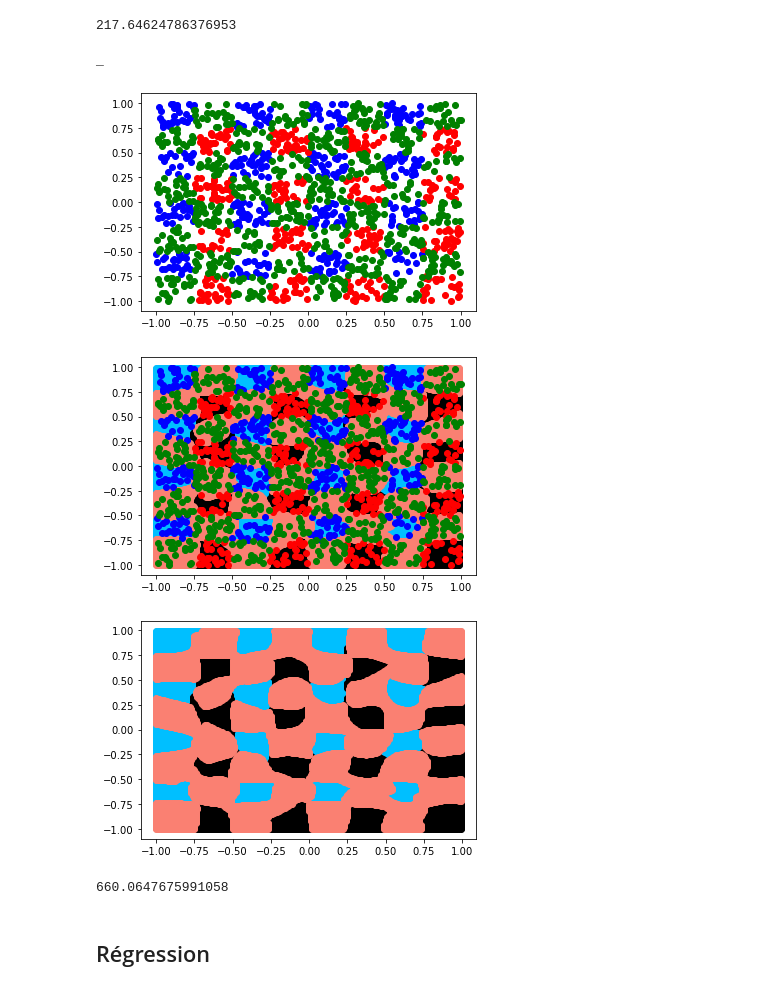
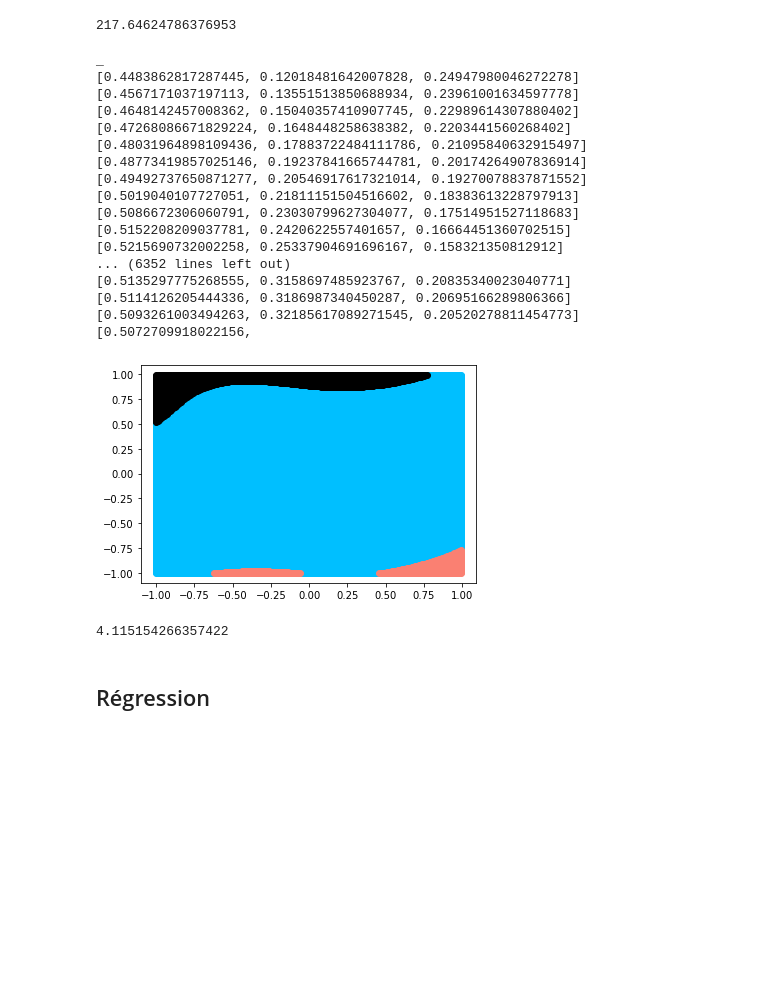
Before and after one commit to Zhariel/Oxide, a Jupyter notebook: notebooks/neural/Neural_CAS_DE_TESTS.ipynb, the cells around one changed output. Drawn from its saved outputs; the diff is of its cells as text; code cells hidden in the pictures; blank space fills up the shorter version.

```diff
--- a/notebooks/neural/Neural_CAS_DE_TESTS.ipynb
+++ b/notebooks/neural/Neural_CAS_DE_TESTS.ipynb
@@ -527,6 +527,9 @@ _
 [figure]
 217.64624786376953
 # %%
+X = np.random.random((1000, 2)) * 2.0 - 1.0
+Y = np.array([[0, 1, 0] if abs(p[0] % 0.5) <= 0.25 and abs(p[1] % 0.5) > 0.25 else [0, 0, 1] if abs(p[0] % 0.5) > 0.25 and abs(p[1] % 0.5) <= 0.25 else [1, 0, 0] for p in X])
+
 def index(lis):
     count = 0
     elt = 0
@@ -555,7 +558,7 @@ output_count = 3
 nn = r.create_nn(layer_count, input_count, hidden_count, output_count)
 
 print("_")
-r.train_nn(nn, XF, YF, 100000, 0.001, True)
+r.train_nn(nn, XF, YF, 100, 0.003, True)
 
 points_x1_blue = []
 points_x2_blue = []
@@ -566,50 +569,64 @@ points_x2_green = []
 for i in np.arange(-1.0, 1.0, 0.01):
     for j in np.arange(-1.0, 1.0, 0.01):
         value = r.predict_nn(nn, np.array([i, j], float), True, output_count).tolist()
-#         print(value)
+        print(value)
         idx = index(value)
 #         print(idx)
         if idx == 0:
             points_x1_blue.append(i)
             points_x2_blue.append(j)
         elif idx == 1:
             points_x1_red.append(i)
             points_x2_red.append(j)
         elif idx == 2:
             points_x1_green.append(i)
             points_x2_green.append(j)
 
 
-plt.scatter(np.array(list(map(lambda elt : elt[1], filter(lambda c: Y[c[0]][0] == 1, enumerate(X)))))[:,0], np.array(list(map(lambda elt : elt[1], filter(lambda c: Y[c[0]][0] == 1, enumerate(X)))))[:,1], color='blue')
-plt.scatter(np.array(list(map(lambda elt : elt[1], filter(lambda c: Y[c[0]][1] == 1, enumerate(X)))))[:,0], np.array(list(map(lambda elt : elt[1], filter(lambda c: Y[c[0]][1] == 1, enumerate(X)))))[:,1], color='red')
-plt.scatter(np.array(list(map(lambda elt : elt[1], filter(lambda c: Y[c[0]][2] == 1, enumerate(X)))))[:,0], np.array(list(map(lambda elt : elt[1], filter(lambda c: Y[c[0]][2] == 1, enumerate(X)))))[:,1], color='green')
-plt.show()
+# plt.scatter(np.array(list(map(lambda elt : elt[1], filter(lambda c: Y[c[0]][0] == 1, enumerate(X)))))[:,0], np.array(list(map(lambda elt : elt[1], filter(lambda c: Y[c[0]][0] == 1, enumerate(X)))))[:,1], color='blue')
+# plt.scatter(np.array(list(map(lambda elt : elt[1], filter(lambda c: Y[c[0]][1] == 1, enumerate(X)))))[:,0], np.array(list(map(lambda elt : elt[1], filter(lambda c: Y[c[0]][1] == 1, enumerate(X)))))[:,1], color='red')
+# plt.scatter(np.array(list(map(lambda elt : elt[1], filter(lambda c: Y[c[0]][2] == 1, enumerate(X)))))[:,0], np.array(list(map(lambda elt : elt[1], filter(lambda c: Y[c[0]][2] == 1, enumerate(X)))))[:,1], color='green')
+# plt.show()
 
-plt.scatter(points_x1_blue, points_x2_blue, c=color_1)
-plt.scatter(points_x1_red, points_x2_red, c=color_2)
-plt.scatter(points_x1_green, points_x2_green, c=color_3)
-plt.scatter(np.array(list(map(lambda elt : elt[1], filter(lambda c: Y[c[0]][0] == 1, enumerate(X)))))[:,0], np.array(list(map(lambda elt : elt[1], filter(lambda c: Y[c[0]][0] == 1, enumerate(X)))))[:,1], color='blue')
-plt.scatter(np.array(list(map(lambda elt : elt[1], filter(lambda c: Y[c[0]][1] == 1, enumerate(X)))))[:,0], np.array(list(map(lambda elt : elt[1], filter(lambda c: Y[c[0]][1] == 1, enumerate(X)))))[:,1], color='red')
-plt.scatter(np.array(list(map(lambda elt : elt[1], filter(lambda c: Y[c[0]][2] == 1, enumerate(X)))))[:,0], np.array(list(map(lambda elt : elt[1], filter(lambda c: Y[c[0]][2] == 1, enumerate(X)))))[:,1], color='green')
-plt.show()
+# plt.scatter(points_x1_blue, points_x2_blue, c=color_1)
+# plt.scatter(points_x1_red, points_x2_red, c=color_2)
+# plt.scatter(points_x1_green, points_x2_green, c=color_3)
+# plt.scatter(np.array(list(map(lambda elt : elt[1], filter(lambda c: Y[c[0]][0] == 1, enumerate(X)))))[:,0], np.array(list(map(lambda elt : elt[1], filter(lambda c: Y[c[0]][0] == 1, enumerate(X)))))[:,1], color='blue')
+# plt.scatter(np.array(list(map(lambda elt : elt[1], filter(lambda c: Y[c[0]][1] == 1, enumerate(X)))))[:,0], np.array(list(map(lambda elt : elt[1], filter(lambda c: Y[c[0]][1] == 1, enumerate(X)))))[:,1], color='red')
+# plt.scatter(np.array(list(map(lambda elt : elt[1], filter(lambda c: Y[c[0]][2] == 1, enumerate(X)))))[:,0], np.array(list(map(lambda elt : elt[1], filter(lambda c: Y[c[0]][2] == 1, enumerate(X)))))[:,1], color='green')
+# plt.show()
 
 
-plt.clf()
+# plt.clf()
 plt.scatter(points_x1_blue, points_x2_blue, c=color_1)
 plt.scatter(points_x1_red, points_x2_red, c=color_2)
 plt.scatter(points_x1_green, points_x2_green, c=color_3)
 plt.show()
 
 r.release_nn(nn)
 
 t2 = time.time()
 print(t2 - t1)
 # %% [output]
 _
+[0.4483862817287445, 0.12018481642007828, 0.24947980046272278]
+[0.4567171037197113, 0.13551513850688934, 0.23961001634597778]
+[0.4648142457008362, 0.15040357410907745, 0.22989614307880402]
+[0.47268086671829224, 0.1648448258638382, 0.2203441560268402]
+[0.48031964898109436, 0.17883722484111786, 0.21095840632915497]
+[0.48773419857025146, 0.19237841665744781, 0.20174264907836914]
+[0.49492737650871277, 0.20546917617321014, 0.19270078837871552]
+[0.5019040107727051, 0.21811151504516602, 0.18383613228797913]
+[0.5086672306060791, 0.23030799627304077, 0.17514951527118683]
+[0.5152208209037781, 0.2420622557401657, 0.16664451360702515]
+[0.5215690732002258, 0.25337904691696167, 0.158321350812912]
+... (6352 lines left out)
+[0.5135297775268555, 0.3158697485923767, 0.20835340023040771]
+[0.5114126205444336, 0.3186987340450287, 0.20695166289806366]
+[0.5093261003494263, 0.32185617089271545, 0.20520278811454773]
+[0.5072709918022156,
-[figure, old version]
+[figure, new version]
-[figure, removed]
-[figure, removed]
-660.0647675991058
+4.115154266357422
 # %% [markdown]
 ## Régression
 # %% [markdown]
```
Also changed, not shown: parts of 1 cell of this notebook, 3 other files.
